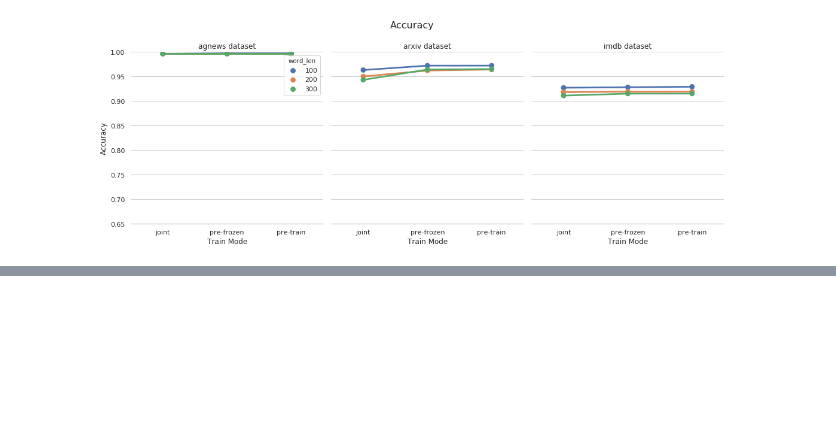
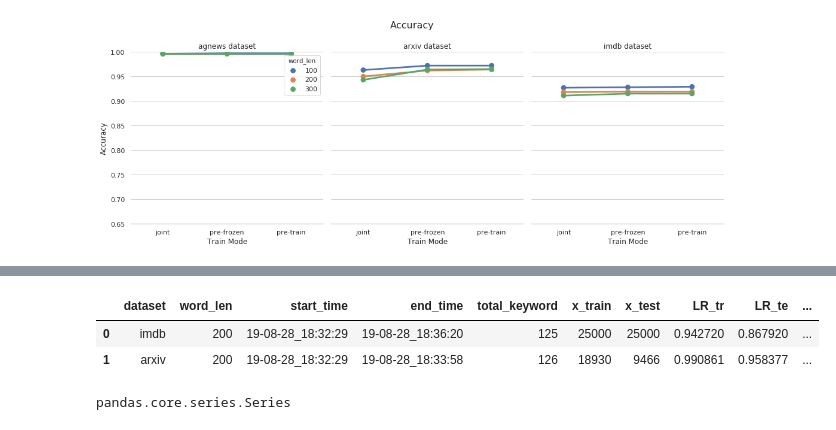
Before and after one commit to IIT-ML/interpretable-text-classification, a Jupyter notebook: show_results.ipynb, the cells around one changed output, grey strips where cells are left out. Saved outputs shown, nothing was run; the diff lists cells and outputs as text; code cells hidden in the pictures; blank space fills up the shorter version.

```diff
--- a/show_results.ipynb
+++ b/show_results.ipynb
@@ -152,0 +200,10 @@ plt.subplots_adjust(top=0.85)
+# %%
+d.head(2)
+# %% [output]
+|  | dataset | word_len | start_time | end_time | total_keyword | x_train | x_test | LR_tr | LR_te | ... |
+| 0 | imdb | 200 | 19-08-28_18:32:29 | 19-08-28_18:36:20 | 125 | 25000 | 25000 | 0.942720 | 0.867920 | ... |
+| 1 | arxiv | 200 | 19-08-28_18:32:29 | 19-08-28_18:33:58 | 126 | 18930 | 9466 | 0.990861 | 0.958377 | ... |
+# %%
+type(d['dataset'])
+# %% [output]
+pandas.core.series.Series
```
Also changed, not shown: parts of 10 cells of this notebook, 5 other files.
